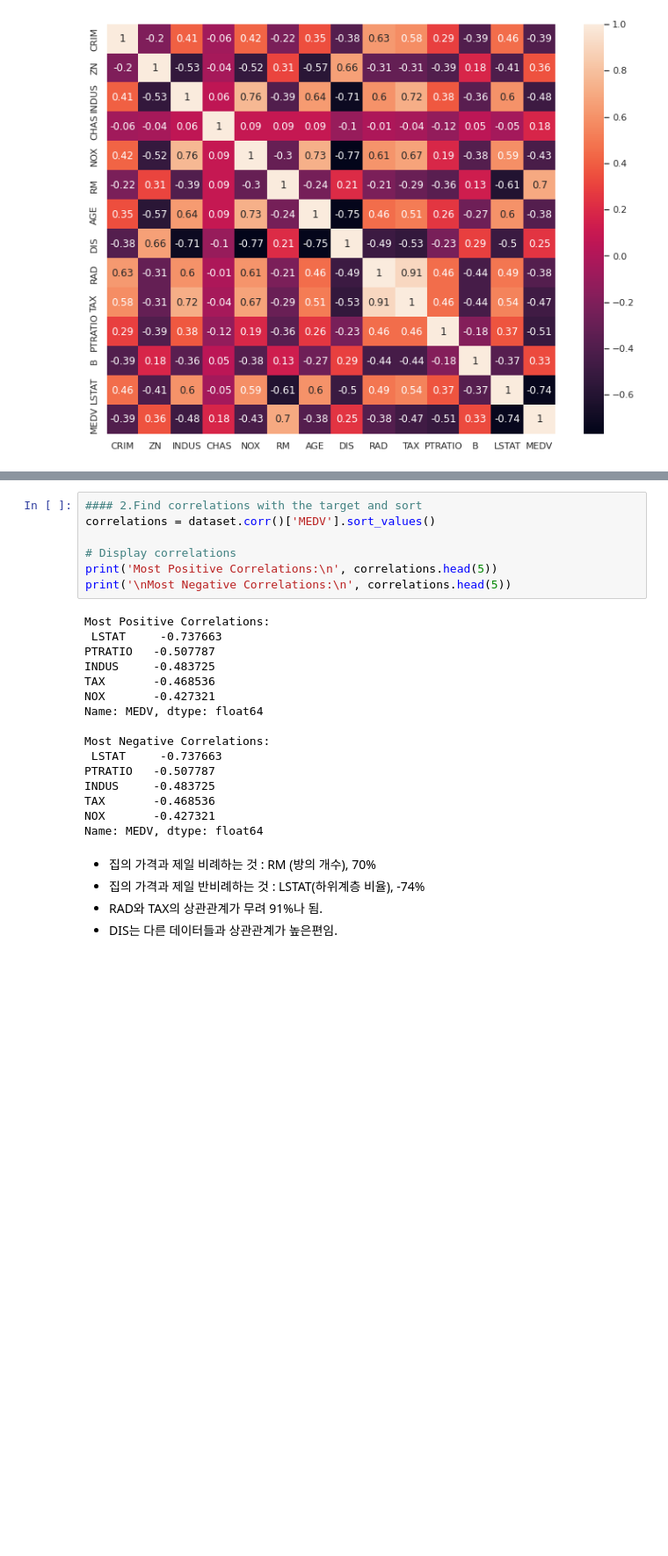
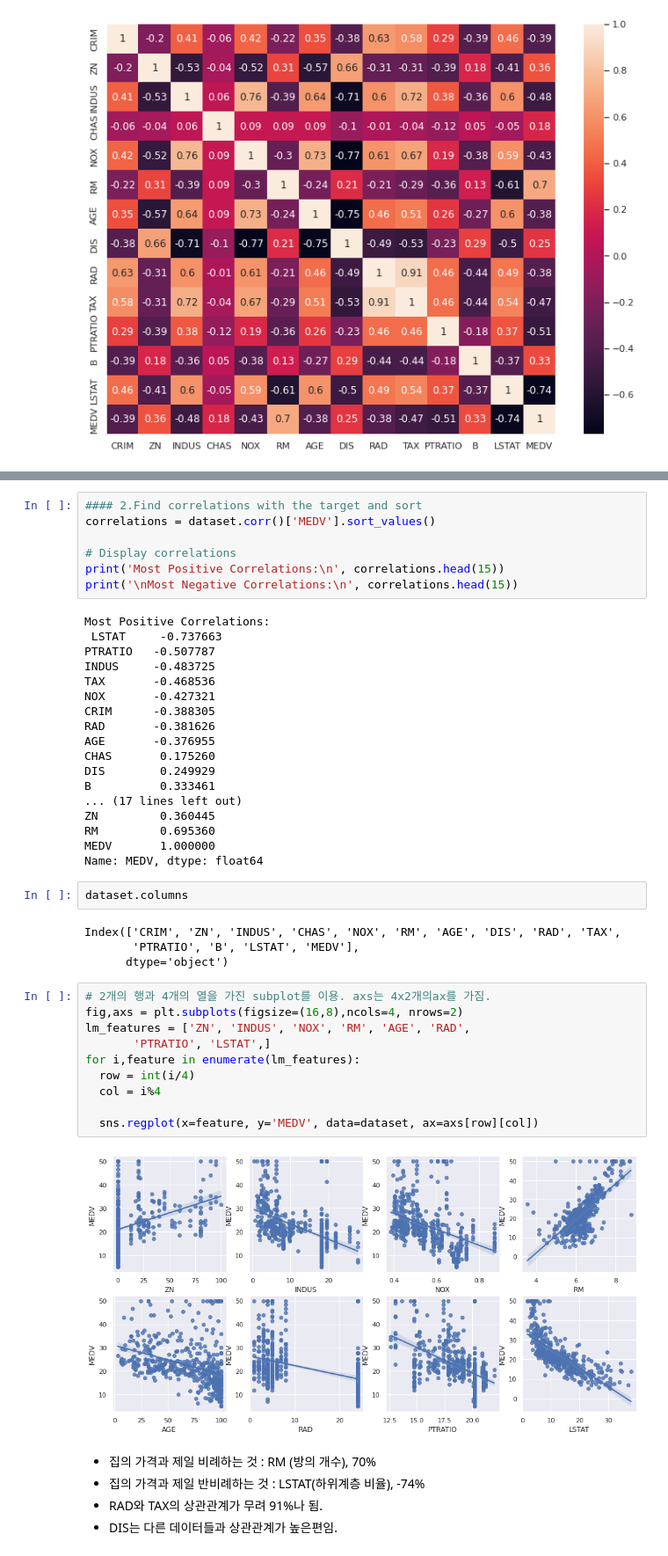
Before and after one commit to genie-lee-beep/Jieun-Lee, a Jupyter notebook: TIL 2022/Linear Regression/Linear_Regression_Boston_House.ipynb, the cells around one changed output, grey strips where cells are left out. Shown at 88% size. Drawn from its saved outputs; the diff is of its cells as text; blank space fills up the shorter version.

Commit message:
sns.regplot

```diff
--- a/TIL 2022/Linear Regression/Linear_Regression_Boston_House (1).ipynb
+++ b/TIL 2022/Linear Regression/Linear_Regression_Boston_House.ipynb
@@ -94,8 +96,8 @@ dataset.corr()
 correlations = dataset.corr()['MEDV'].sort_values()
 
 # Display correlations
-print('Most Positive Correlations:\n', correlations.head(5))
-print('\nMost Negative Correlations:\n', correlations.head(5))
+print('Most Positive Correlations:\n', correlations.head(15))
+print('\nMost Negative Correlations:\n', correlations.head(15))
 # %% [output]
 Most Positive Correlations:
  LSTAT     -0.737663
@@ -103,15 +105,35 @@ PTRATIO   -0.507787
 INDUS     -0.483725
 TAX       -0.468536
 NOX       -0.427321
+CRIM      -0.388305
+RAD       -0.381626
+AGE       -0.376955
+CHAS       0.175260
+DIS        0.249929
+B          0.333461
+... (17 lines left out)
+ZN         0.360445
+RM         0.695360
+MEDV       1.000000
 Name: MEDV, dtype: float64
-
-Most Negative Correlations:
- LSTAT     -0.737663
-PTRATIO   -0.507787
-INDUS     -0.483725
-TAX       -0.468536
-NOX       -0.427321
-Name: MEDV, dtype: float64
+# %%
+dataset.columns
+# %% [output]
+Index(['CRIM', 'ZN', 'INDUS', 'CHAS', 'NOX', 'RM', 'AGE', 'DIS', 'RAD', 'TAX',
+       'PTRATIO', 'B', 'LSTAT', 'MEDV'],
+      dtype='object')
+# %%
+# 2개의 행과 4개의 열을 가진 subplot를 이용. axs는 4x2개의ax를 가짐.
+fig,axs = plt.subplots(figsize=(16,8),ncols=4, nrows=2)
+lm_features = ['ZN', 'INDUS', 'NOX', 'RM', 'AGE', 'RAD',
+       'PTRATIO', 'LSTAT',]
+for i,feature in enumerate(lm_features):
+  row = int(i/4)
+  col = i%4
+
+  sns.regplot(x=feature, y='MEDV', data=dataset, ax=axs[row][col])
+# %% [output]
+[figure, added]
 # %% [markdown]
 - 집의 가격과 제일 비례하는 것 : RM (방의 개수), 70%
 - 집의 가격과 제일 반비례하는 것 : LSTAT(하위계층 비율), -74%
```
Also changed, not shown: parts of 8 cells of this notebook.
